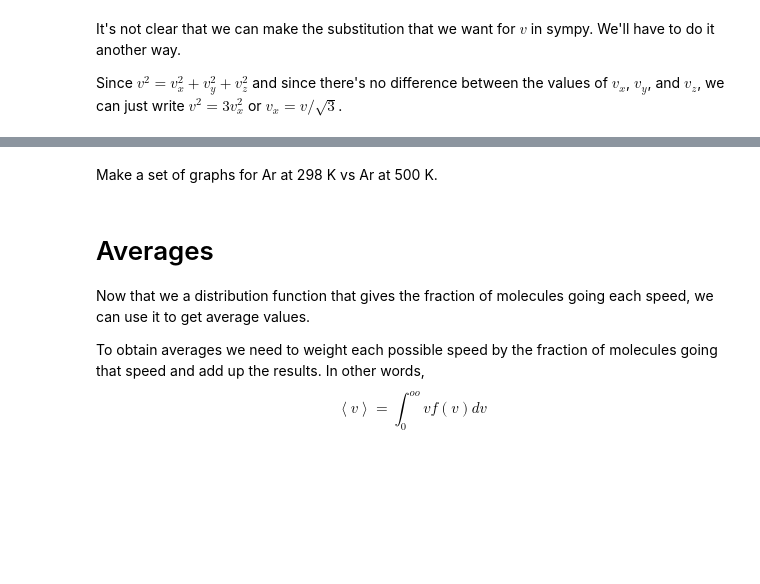
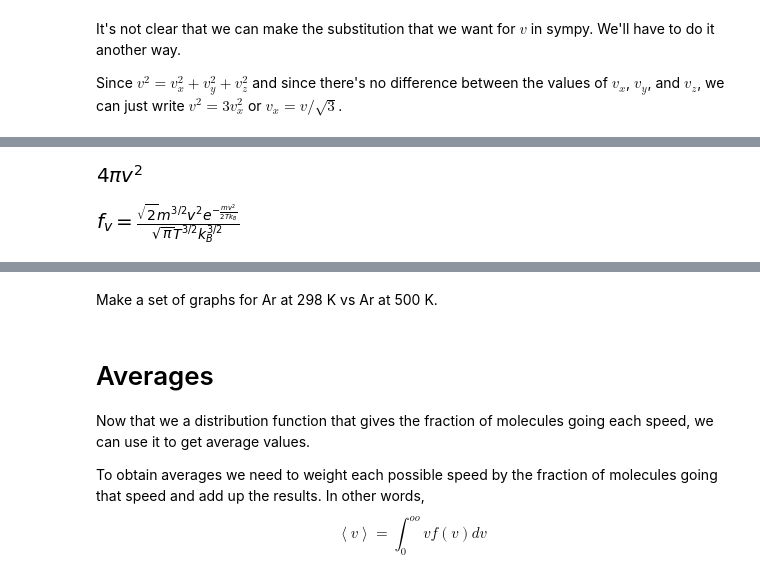
Before and after one commit to davis689/binder, a Jupyter notebook: Maxwell_Boltzmann.ipynb, the cells around one changed output, grey strips where cells are left out. Drawn from its saved outputs; the diff is of its cells as text; code cells hidden in the pictures; blank space fills up the shorter version.

```diff
--- a/Maxwell_Boltzmann.ipynb
+++ b/Maxwell_Boltzmann.ipynb
@@ -59,3 +84,6 @@ Since $v^2=v_x^2+v_y^2+v_z^2$ and since there's no difference between the values
 # %%
 theta,phi=sp.symbols('theta, phi')
-sp.integrate(sp.integrate(v**2*sp.sin(theta),(theta,0,sp.pi)),(phi,0,2*sp.pi))
+anglefactor=sp.integrate(sp.integrate(v**2*sp.sin(theta),(theta,0,sp.pi)),(phi,0,2*sp.pi))
+anglefactor
+# %% [output]
+[figure, added]
@@ -73,0 +90,5 @@ pp.show()
+# %%
+mb3d=sp.Eq(mb3d.lhs,mb3d.rhs*anglefactor)
+mb3d
+# %% [output]
+[figure, added]
```
Also changed, not shown: parts of 71 cells of this notebook.
